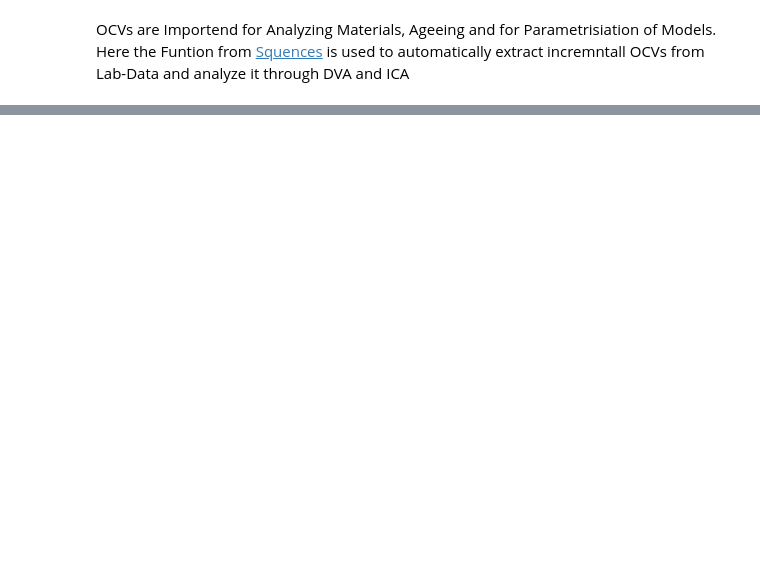
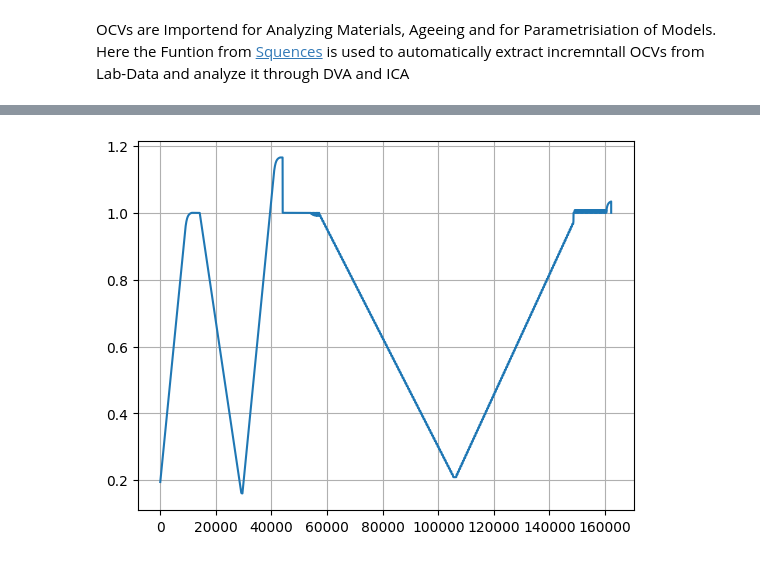
Before and after one commit to eet-tub/pydpeet, a Jupyter notebook: docs/examples/notebooks/Tutorial_04_iOCV.ipynb, the cells around one changed output, grey strips where cells are left out. Drawn from its saved outputs; the diff is of its cells as text; code cells hidden in the pictures; blank space fills up the shorter version.

```diff
--- a/docs/examples/notebooks/Tutorial_04_iOCV.ipynb
+++ b/docs/examples/notebooks/Tutorial_04_iOCV.ipynb
@@ -48 +128,8 @@ convert_file executed in 4.315868 seconds
+# %%
+fig, ax = plt.subplots()
+
+ax.plot(Data['Testtime[s]'], Data['SOC'], label='SOC')
+ax.grid()
+# %% [output]
+[figure, added]
 # %%
```
Also changed, not shown: parts of 11 cells of this notebook, 1 other file.
